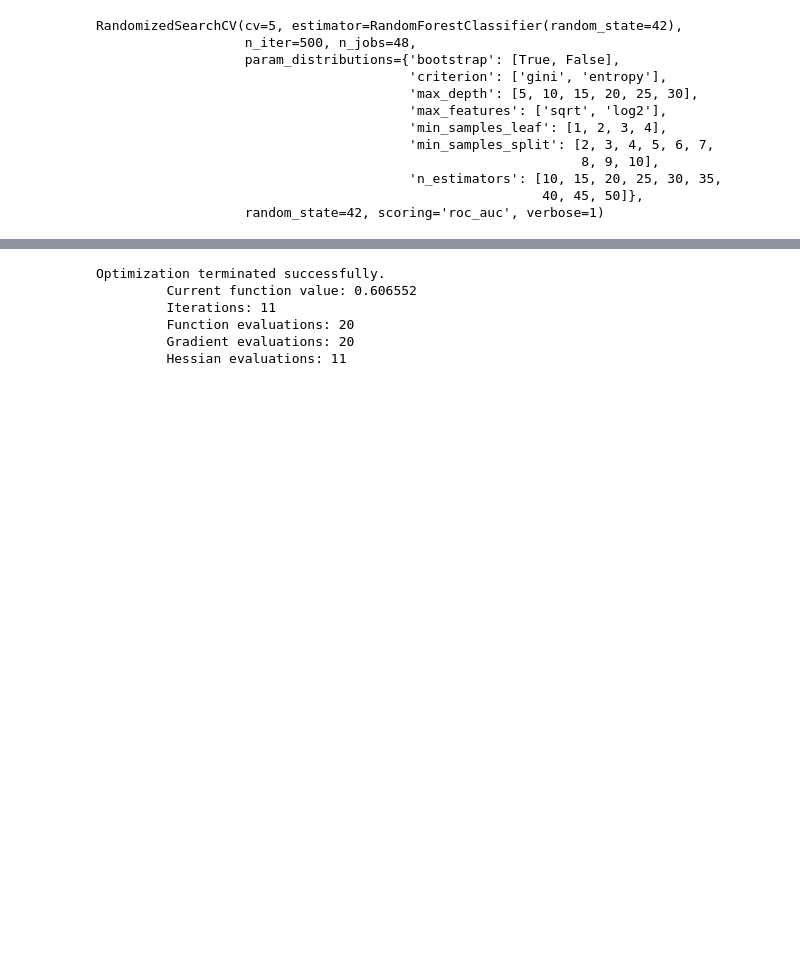
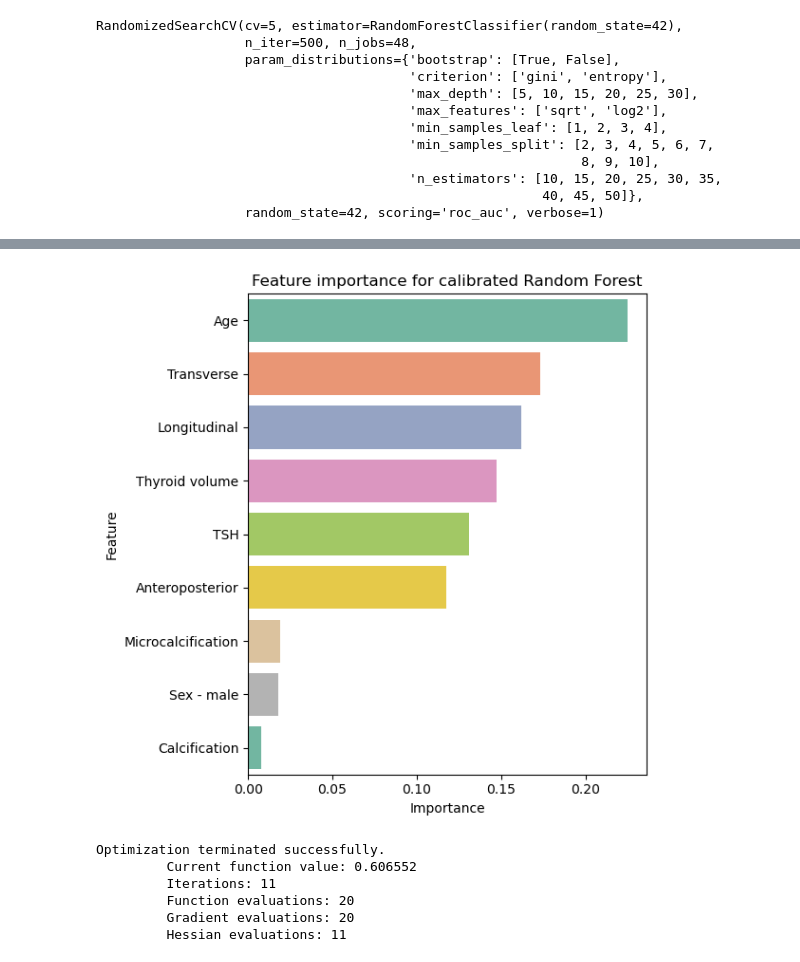
Before and after one commit to valentynbez/thyroid_2023, a Jupyter notebook: analysis.ipynb, the cells around one changed output, grey strips where cells are left out. Drawn from its saved outputs; the diff is of its cells as text; code cells hidden in the pictures; blank space fills up the shorter version.

```diff
--- a/analysis.ipynb
+++ b/analysis.ipynb
@@ -1000,3 +1004,42 @@ Spearman correlation coefficient for calibrated Random Forest: 0.476, p-value: 0
+# %%
+# plot feature importance for calibrated RF
+
+# get feature importance
+importances = tuned_rf.feature_importances_
+# get feature names
+feature_names = X_train.columns
+
+replace_dict = {
+    "Tsh" : "TSH",
+    "C(calc)[T.tak]" : "Calcification",
+    "C(microcalc)[T.tak]" : "Microcalcification",
+    "C(sex)[T.M]" : "Sex - male",
+    "thyr_vol" : "Thyroid volume",
+    "tsh" : "TSH"
+}
+
+feature_names = [replace_dict.get(name, name).capitalize() for name in feature_names]
+# replace "Tsh" with "TSH"
+feature_names = [name.replace("Tsh", "TSH") for name in feature_names]
+
+# create a df
+importance_df = pd.DataFrame({"Feature": feature_names, "Importance": importances})
+# sort values
+importance_df = importance_df.sort_values("Importance", ascending=False)
+# drop last row
+importance_df = importance_df.iloc[:-1]
+
+# plot feature importance
+fig, ax = plt.subplots(figsize=(6, 6))
+sns.barplot(data=importance_df, x="Importance", y="Feature", palette="Set2", ax=ax)
+ax.set_title("Feature importance for calibrated Random Forest")
+ax.set_xlabel("Importance")
+ax.set_ylabel("Feature")
+
+fig.tight_layout()
+fig.savefig("figures/feature_importance.png", dpi=1200, bbox_inches="tight");
+# %% [output]
+[figure, added]
 # %%
 model = sm.Logit(y_train, X_train).fit(method='ncg', maxiter=8000)
 # %% [output]
```
Also changed, not shown: parts of 8 cells of this notebook, 4 other files.
